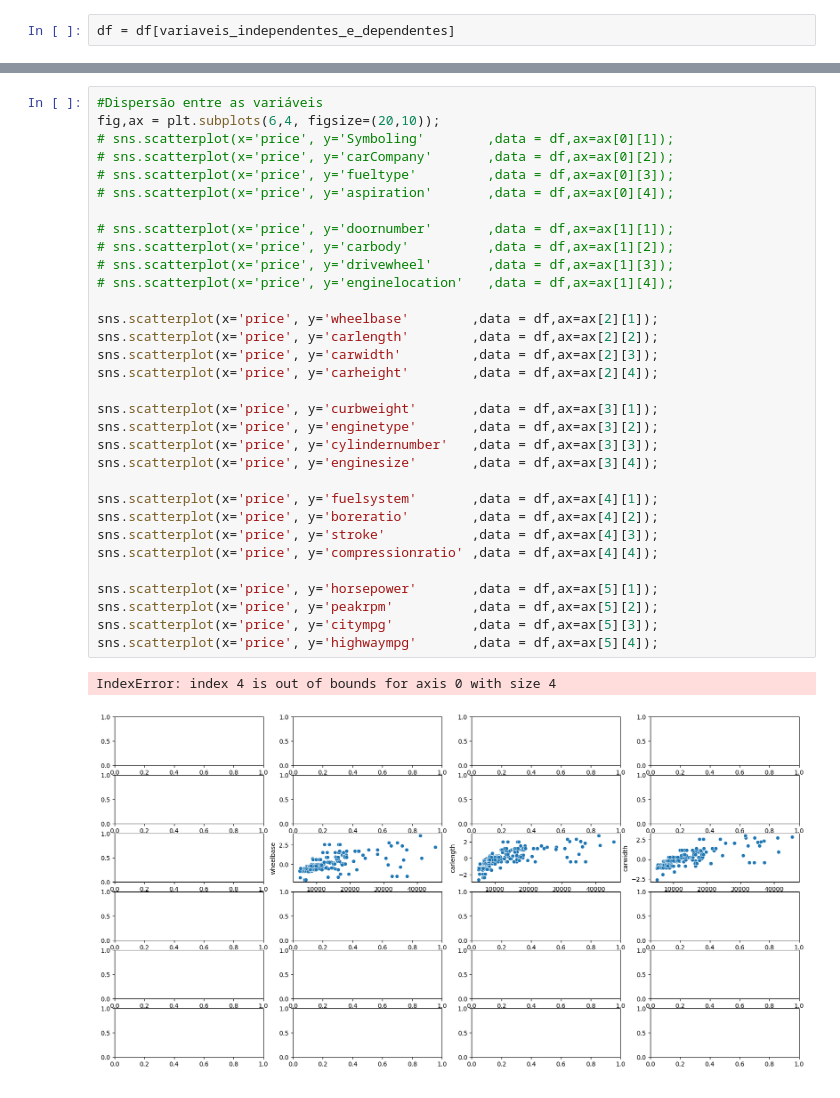
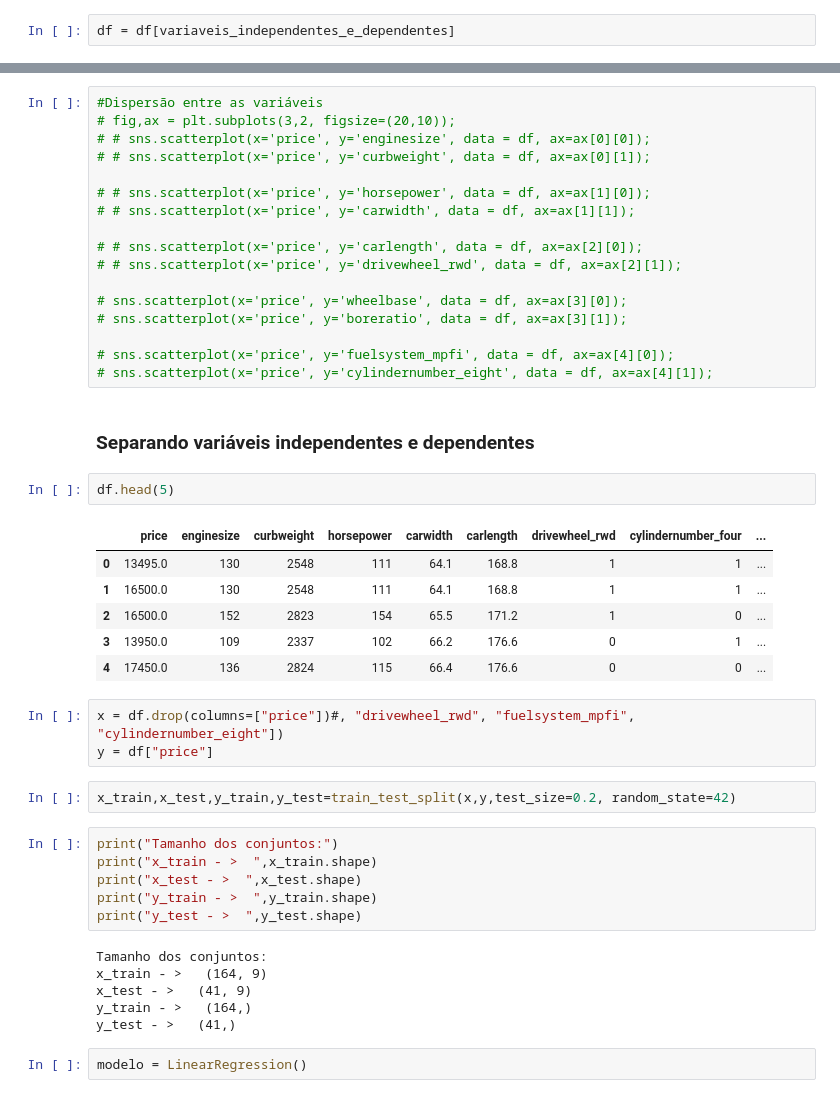
Before and after one commit to maria2122/Regressao_Multipla_em_Python, a Jupyter notebook: static/dados/coleta.ipynb, the cells around one changed output, grey strips where cells are left out. Drawn from its saved outputs; the diff is of its cells as text.

Commit message:
Elaboração modelo primeira tentativa

```diff
--- a/static/dados/coleta.ipynb
+++ b/static/dados/coleta.ipynb
@@ -250,35 +269,47 @@ plt.title('Correlação',size=8);
 # %%
 #Dispersão entre as variáveis
-fig,ax = plt.subplots(6,4, figsize=(20,10));
-# sns.scatterplot(x='price', y='Symboling'        ,data = df,ax=ax[0][1]);
-# sns.scatterplot(x='price', y='carCompany'       ,data = df,ax=ax[0][2]);
-# sns.scatterplot(x='price', y='fueltype'         ,data = df,ax=ax[0][3]);
-# sns.scatterplot(x='price', y='aspiration'       ,data = df,ax=ax[0][4]);
+# fig,ax = plt.subplots(3,2, figsize=(20,10));
+# # sns.scatterplot(x='price', y='enginesize', data = df, ax=ax[0][0]);
+# # sns.scatterplot(x='price', y='curbweight', data = df, ax=ax[0][1]);
 
-# sns.scatterplot(x='price', y='doornumber'       ,data = df,ax=ax[1][1]);
-# sns.scatterplot(x='price', y='carbody'          ,data = df,ax=ax[1][2]);
-# sns.scatterplot(x='price', y='drivewheel'       ,data = df,ax=ax[1][3]);
-# sns.scatterplot(x='price', y='enginelocation'   ,data = df,ax=ax[1][4]);
+# # sns.scatterplot(x='price', y='horsepower', data = df, ax=ax[1][0]);
+# # sns.scatterplot(x='price', y='carwidth', data = df, ax=ax[1][1]);
 
-sns.scatterplot(x='price', y='wheelbase'        ,data = df,ax=ax[2][1]);
-sns.scatterplot(x='price', y='carlength'        ,data = df,ax=ax[2][2]);
-sns.scatterplot(x='price', y='carwidth'         ,data = df,ax=ax[2][3]);
-sns.scatterplot(x='price', y='carheight'        ,data = df,ax=ax[2][4]);
+# # sns.scatterplot(x='price', y='carlength', data = df, ax=ax[2][0]);
+# # sns.scatterplot(x='price', y='drivewheel_rwd', data = df, ax=ax[2][1]);
 
-sns.scatterplot(x='price', y='curbweight'       ,data = df,ax=ax[3][1]);
-sns.scatterplot(x='price', y='enginetype'       ,data = df,ax=ax[3][2]);
-sns.scatterplot(x='price', y='cylindernumber'   ,data = df,ax=ax[3][3]);
-sns.scatterplot(x='price', y='enginesize'       ,data = df,ax=ax[3][4]);
+# sns.scatterplot(x='price', y='wheelbase', data = df, ax=ax[3][0]);
+# sns.scatterplot(x='price', y='boreratio', data = df, ax=ax[3][1]);
 
-sns.scatterplot(x='price', y='fuelsystem'       ,data = df,ax=ax[4][1]);
-sns.scatterplot(x='price', y='boreratio'        ,data = df,ax=ax[4][2]);
-sns.scatterplot(x='price', y='stroke'           ,data = df,ax=ax[4][3]);
-sns.scatterplot(x='price', y='compressionratio' ,data = df,ax=ax[4][4]);
-
-sns.scatterplot(x='price', y='horsepower'       ,data = df,ax=ax[5][1]);
-sns.scatterplot(x='price', y='peakrpm'          ,data = df,ax=ax[5][2]);
-sns.scatterplot(x='price', y='citympg'          ,data = df,ax=ax[5][3]);
-sns.scatterplot(x='price', y='highwaympg'       ,data = df,ax=ax[5][4]);
+# sns.scatterplot(x='price', y='fuelsystem_mpfi', data = df, ax=ax[4][0]);
+# sns.scatterplot(x='price', y='cylindernumber_eight', data = df, ax=ax[4][1]);
-# %% [output]
-IndexError: index 4 is out of bounds for axis 0 with size 4
-[figure, removed]
+# %% [markdown]
+### Separando variáveis independentes e dependentes
+# %%
+df.head(5)
+# %% [output]
+|  | price | enginesize | curbweight | horsepower | carwidth | carlength | drivewheel_rwd | cylindernumber_four | ... |
+| 0 | 13495.0 | 130 | 2548 | 111 | 64.1 | 168.8 | 1 | 1 | ... |
+| 1 | 16500.0 | 130 | 2548 | 111 | 64.1 | 168.8 | 1 | 1 | ... |
+| 2 | 16500.0 | 152 | 2823 | 154 | 65.5 | 171.2 | 1 | 0 | ... |
+| 3 | 13950.0 | 109 | 2337 | 102 | 66.2 | 176.6 | 0 | 1 | ... |
+| 4 | 17450.0 | 136 | 2824 | 115 | 66.4 | 176.6 | 0 | 0 | ... |
+# %%
+x = df.drop(columns=["price"])#, "drivewheel_rwd", "fuelsystem_mpfi", "cylindernumber_eight"])
+y = df["price"]
+# %%
+x_train,x_test,y_train,y_test=train_test_split(x,y,test_size=0.2, random_state=42)
+# %%
+print("Tamanho dos conjuntos:")
+print("x_train - >  ",x_train.shape)
+print("x_test - >  ",x_test.shape)
+print("y_train - >  ",y_train.shape)
+print("y_test - >  ",y_test.shape)
+# %% [output]
+Tamanho dos conjuntos:
+x_train - >   (164, 9)
+x_test - >   (41, 9)
+y_train - >   (164,)
+y_test - >   (41,)
+# %%
+modelo = LinearRegression()
```
Also changed, not shown: parts of 21 cells of this notebook, 1 other file.
